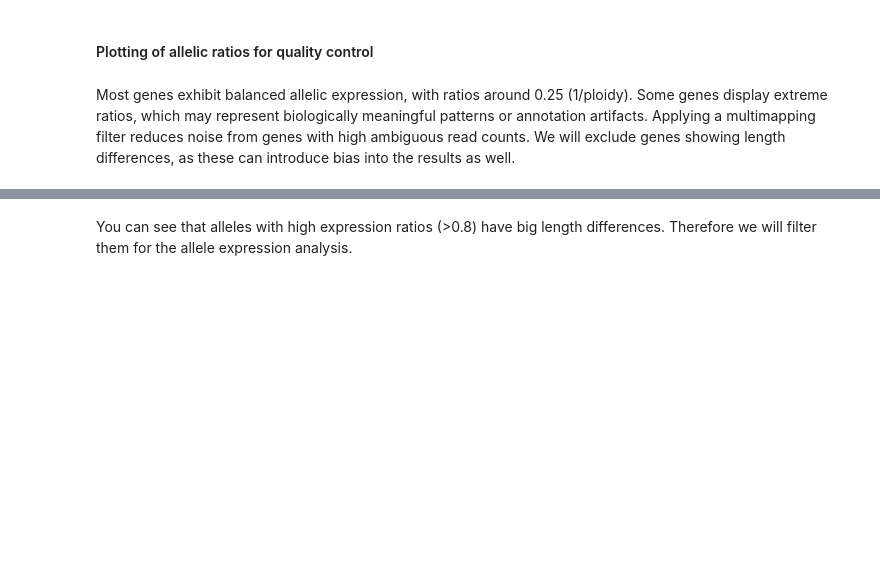
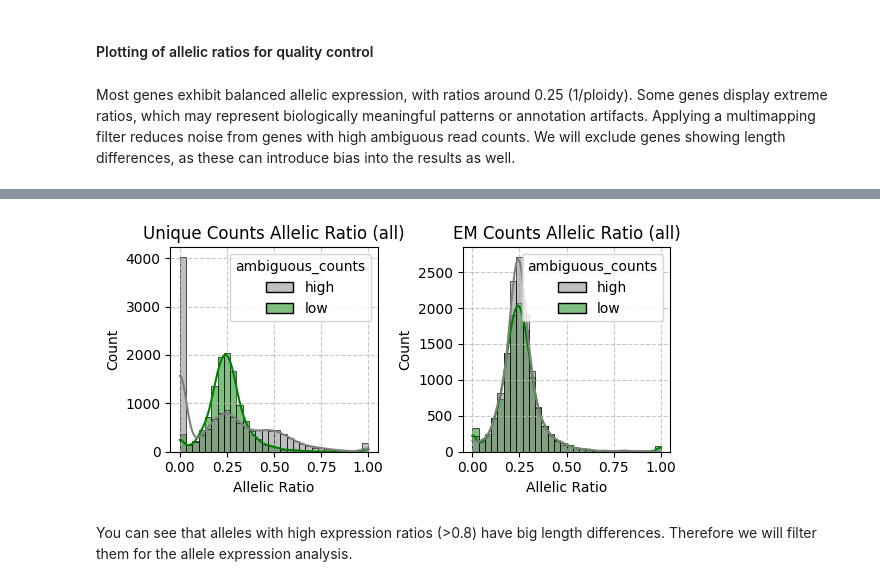
Before and after one commit to nadjano/polyase, a Jupyter notebook: docs/source/potato_polyase.ipynb, the cells around one changed output, grey strips where cells are left out. Saved outputs shown, nothing was run; the diff lists cells and outputs as text; code cells hidden in the pictures; blank space fills up the shorter version.

```diff
--- a/docs/source/potato_polyase.ipynb
+++ b/docs/source/potato_polyase.ipynb
@@ -278,3 +282,17 @@ high_bias.var
+# %%
+# filter transcripts that are not equal lengths
+fig = poly.plot_allelic_ratios(
+    adata_isoform_filtered,
+    synteny_category="1hap1_1hap2_1hap3_1hap4_s",
+    sample='all',
+    ratio_type="both",
+    figsize = (6,3),
+    kde = True,
+    multimapping_threshold=0.25,
+    #save_path="allelic_ratios.svg"
+)
+# %% [output]
+[figure, added]
 # %% [markdown]
 You can see that alleles with high expression ratios (>0.8) have big length differences. Therefore we will filter them for the allele expression analysis.
 # %%
```
Also changed, not shown: parts of 20 cells of this notebook, 1 other file.
